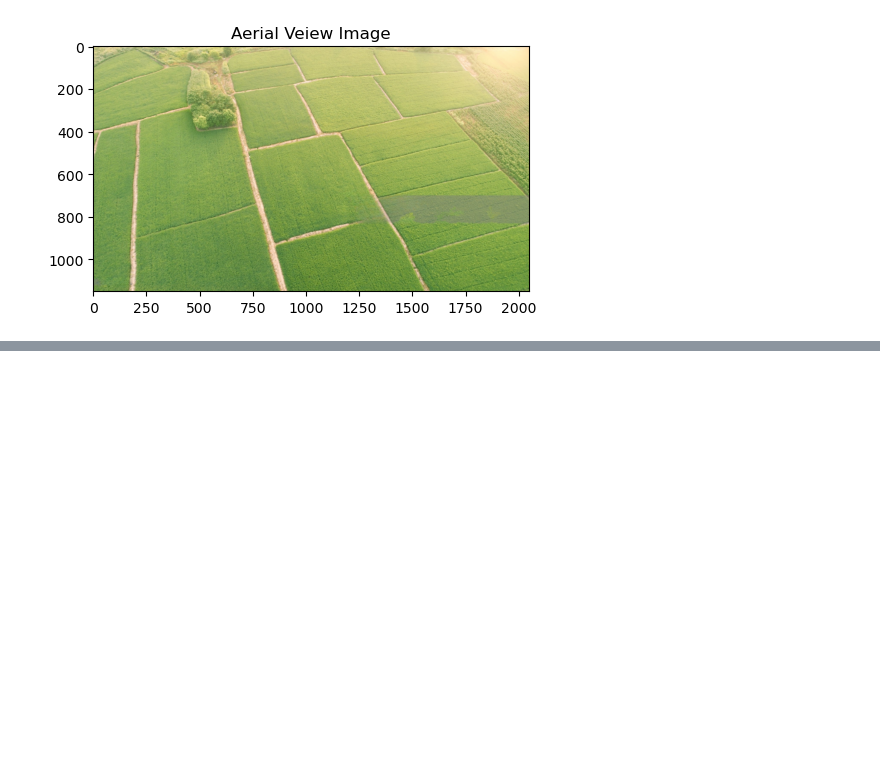
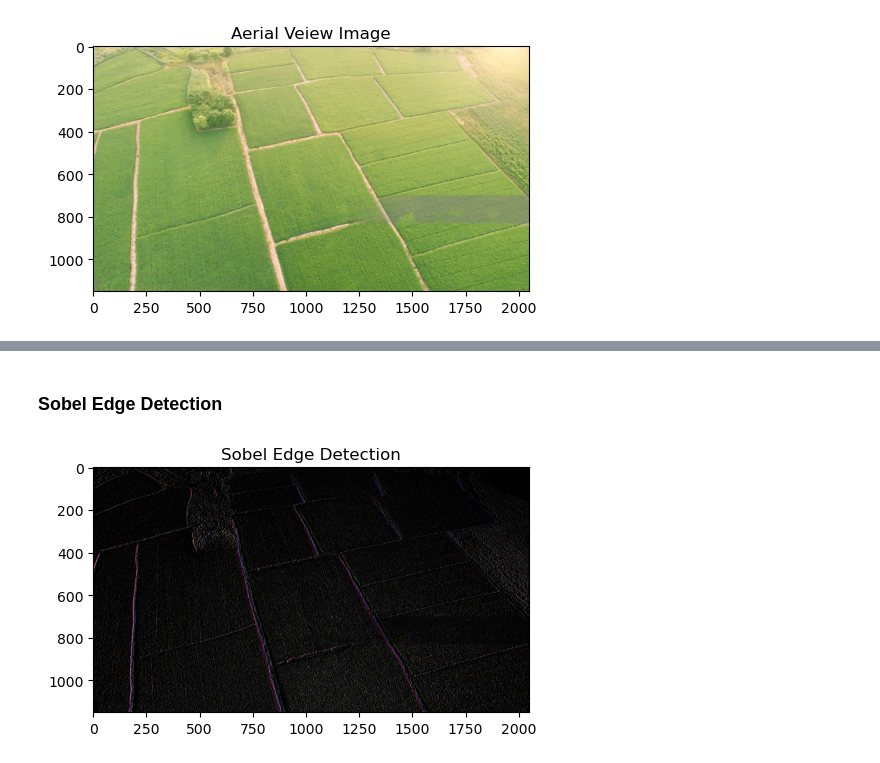
Before and after one commit to aradmehralian/Multi-Media-Projects, a Jupyter notebook: Project2/Q4.ipynb, the cells around one changed output, grey strips where cells are left out. Cells and saved outputs as stored; diff of their text form; code cells hidden in the pictures; blank space fills up the shorter version.

```diff
--- a/Project2/Q4.ipynb
+++ b/Project2/Q4.ipynb
@@ -20,0 +48,8 @@ imshow(aerial_veiew_img, "Aerial Veiew Image")
+# %% [markdown]
+### Sobel Edge Detection
+# %%
+sobel_kernel_size = 5
+sobel_img = cv2.Sobel(aerial_veiew_img, 0, 1, 0, sobel_kernel_size)
+imshow(sobel_img, "Sobel Edge Detection")
+# %% [output]
+[figure, added]
```
Also changed, not shown: parts of 15 cells of this notebook, 1 other file.
